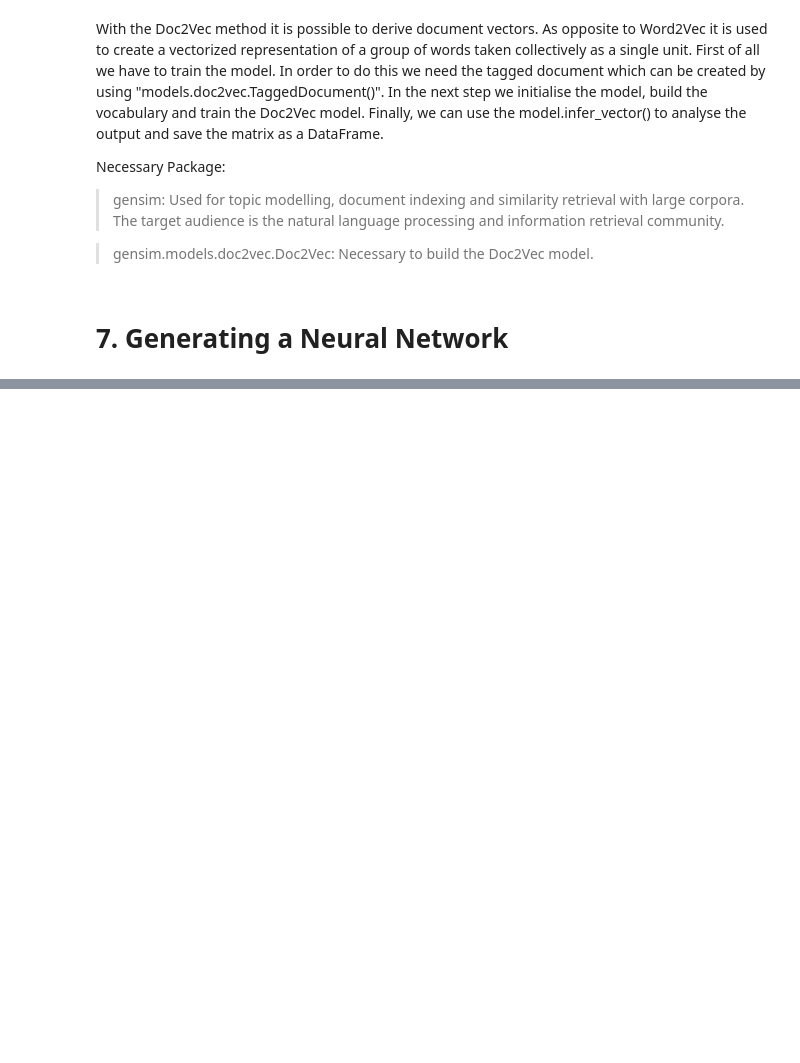
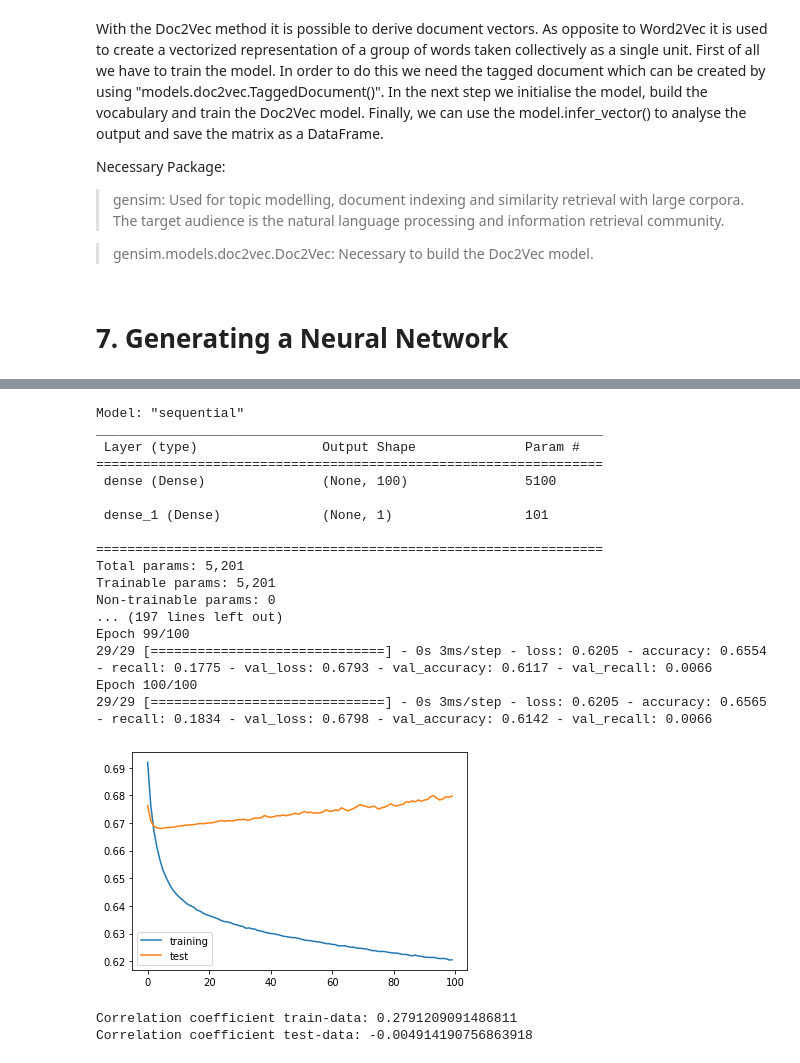
Before and after one commit to flxmlr/DLTA_Assignment2, a Jupyter notebook: Assignment_2_Text_Analytics_Team1.ipynb, the cells around one changed output, grey strips where cells are left out. Cells and saved outputs as stored; diff of their text form; code cells hidden in the pictures; blank space fills up the shorter version.

```diff
--- a/Assignment_2_Text_Analytics_Team1.ipynb
+++ b/Assignment_2_Text_Analytics_Team1.ipynb
@@ -470,2 +640,23 @@ nn_lsa = build_nn(train_lsa_matrix, train_y, test_lsa_matrix, test_y)
 # %%
-nn_doc2vec = build_nn(train_doc2vec_matrix, train_y, test_doc2vec_matrix, test_y)
+nn_doc2vec = build_nn(train_doc2vec_matrix, data_train['LabelNumber'], test_doc2vec_matrix, data_test['LabelNumber'])
+# %% [output]
+Model: "sequential"
+_________________________________________________________________
+ Layer (type)                Output Shape              Param #
+=================================================================
+ dense (Dense)               (None, 100)               5100
+
+ dense_1 (Dense)             (None, 1)                 101
+
+=================================================================
+Total params: 5,201
+Trainable params: 5,201
+Non-trainable params: 0
+... (197 lines left out)
+Epoch 99/100
+29/29 [==============================] - 0s 3ms/step - loss: 0.6205 - accuracy: 0.6554 - recall: 0.1775 - val_loss: 0.6793 - val_accuracy: 0.6117 - val_recall: 0.0066
+Epoch 100/100
+29/29 [==============================] - 0s 3ms/step - loss: 0.6205 - accuracy: 0.6565 - recall: 0.1834 - val_loss: 0.6798 - val_accuracy: 0.6142 - val_recall: 0.0066
+[figure, added]
+Correlation coefficient train-data: 0.2791209091486811
+Correlation coefficient test-data: -0.004914190756863918
```
Also changed, not shown: parts of 65 cells of this notebook.
